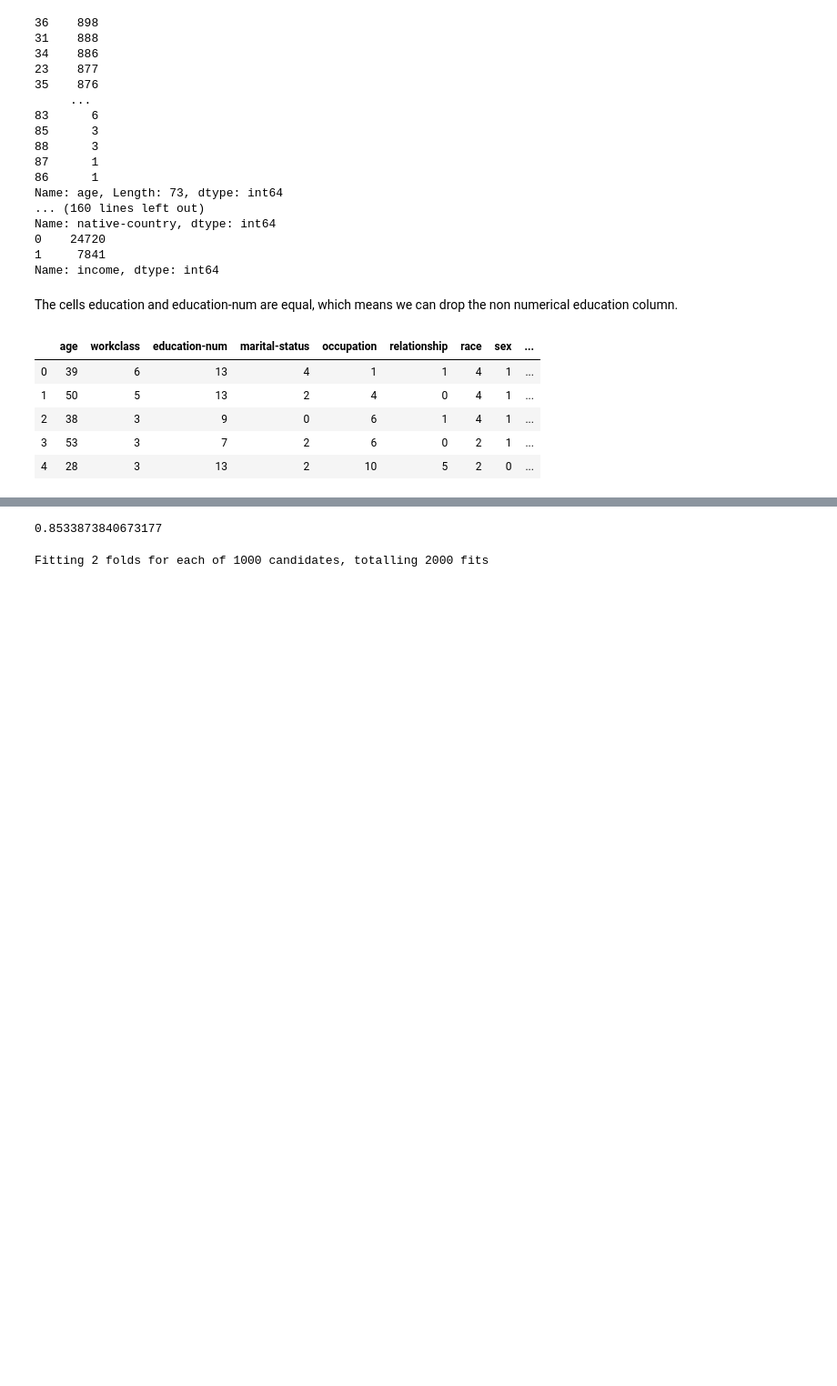
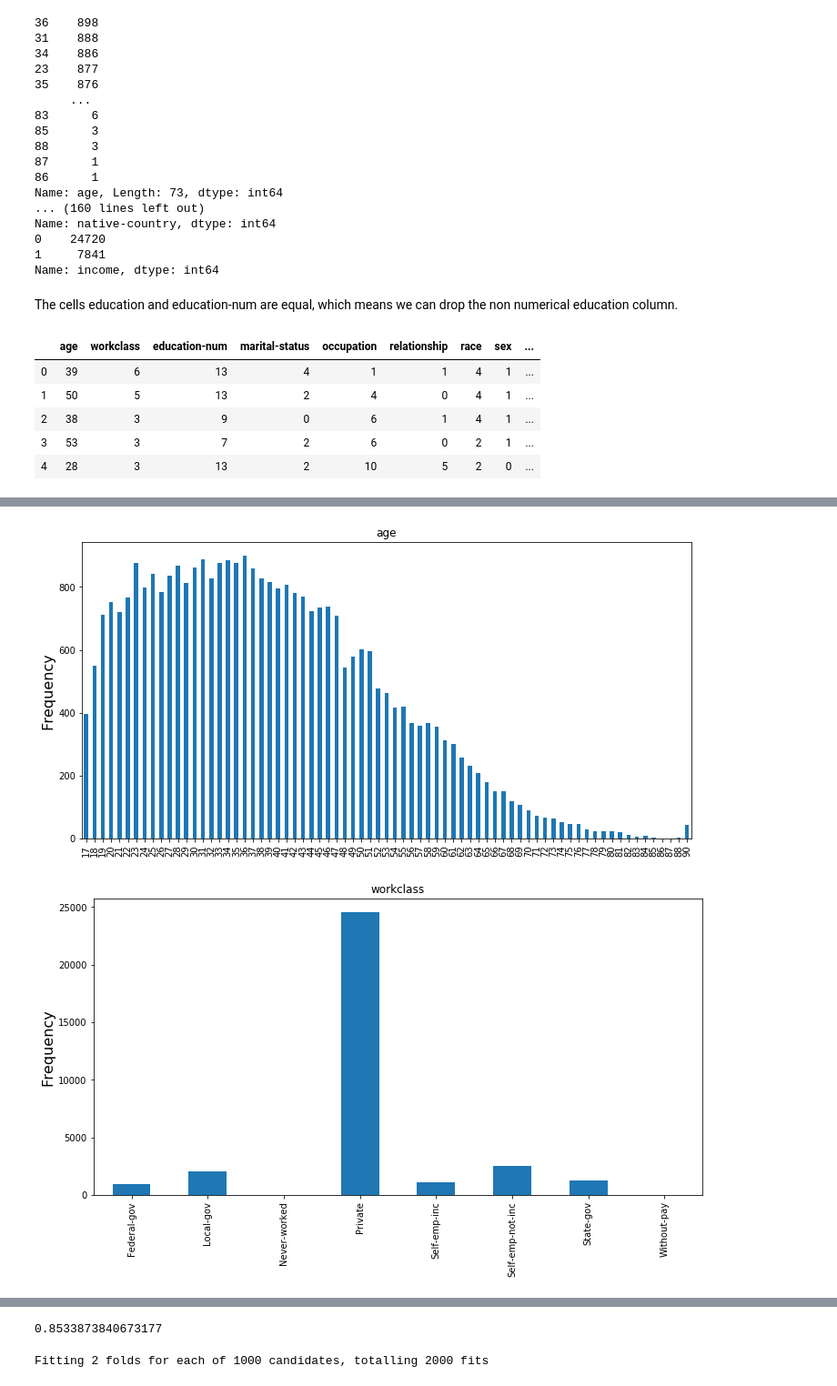
Before and after one commit to Kunama/CSCI4622-Final-Project, a Jupyter notebook: final_project_results.ipynb, the cells around one changed output, grey strips where cells are left out. Shown: that part at 91% size. Drawn from its saved outputs; the diff is of its cells as text; code cells hidden in the pictures; blank space fills up the shorter version.

```diff
--- a/final_project_results.ipynb
+++ b/final_project_results.ipynb
@@ -52,8 +55,8 @@ import numpy as np
 import matplotlib.pyplot as plt
 # %%
 names = ["age", "workclass", "fnlwgt", "education", "education-num", "marital-status", "occupation", "relationship", "race", "sex", "capital-gain", "capital-loss", "hours-per-week", "native-country", "income"]
-df = pd.read_csv("adult.data", names=names, skipinitialspace=True)
-df_test = pd.read_csv("adult.test", names=names, skipinitialspace=True)
+df = pd.read_csv("./data/adult.data", names=names, skipinitialspace=True)
+df_test = pd.read_csv("./data/adult.test", names=names, skipinitialspace=True)
 # %%
 #Count all the ? entries for each featuree
 for column in df.columns:
@@ -200,0 +179,11 @@ print(train_x_pca.shape)
+# %%
+ #visualization of each column in frequency
+ for column in df.columns:
+     values = df[column].value_counts().sort_index()
+     categories = df[column].unique()
+     ax = values.plot.bar(title=column, figsize=(12,6))
+     ax.set_ylabel("Frequency", fontsize=16)
+     plt.show()
+# %% [output]
+[figure, added]
+[figure, added]
```
Also changed, not shown: parts of 11 cells of this notebook.
